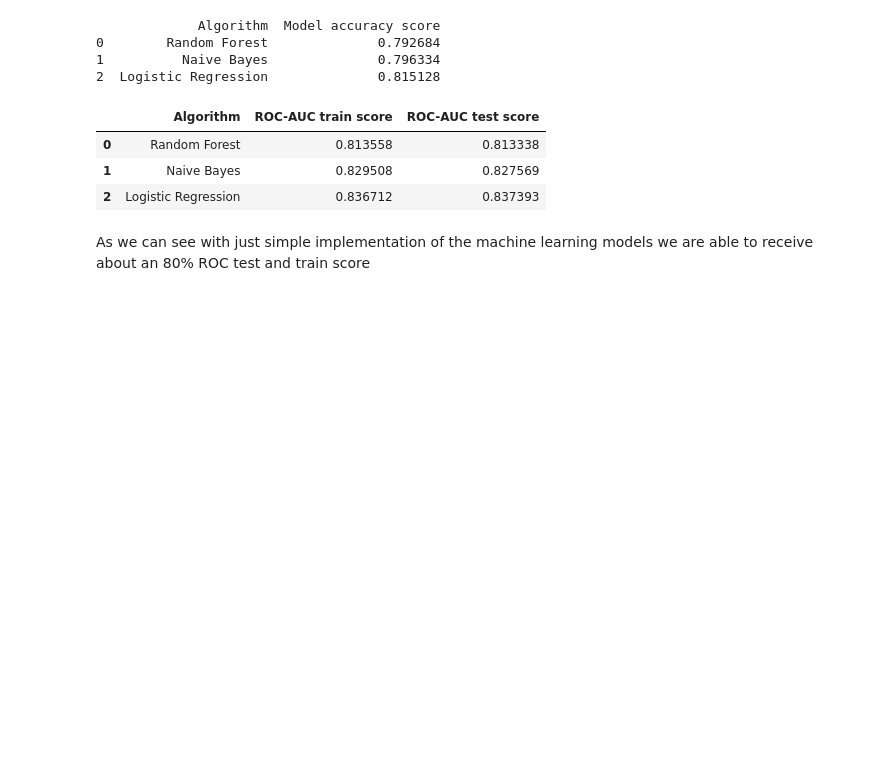
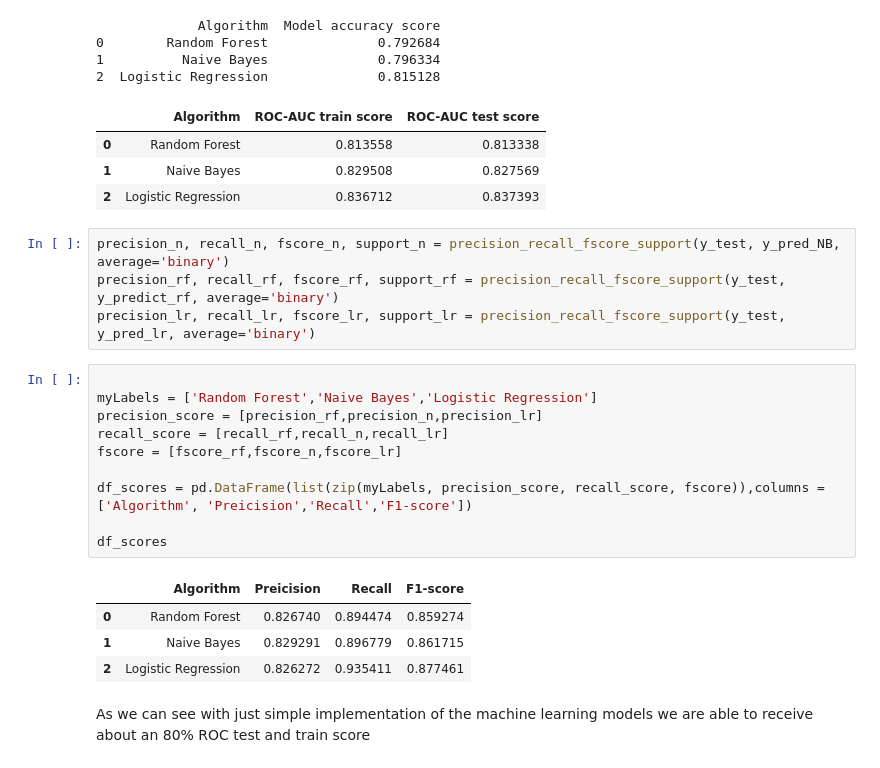
Before and after one commit to stefolosha/Capstone_3, a Jupyter notebook: Data Preprocessing and Modeling.ipynb, the cells around one changed output. Cells and saved outputs as stored; diff of their text form; blank space fills up the shorter version.

```diff
--- a/Data Preprocessing and Modeling.ipynb
+++ b/Data Preprocessing and Modeling.ipynb
@@ -336,6 +320,25 @@ roc_score
 | 0 | Random Forest | 0.813558 | 0.813338 |
 | 1 | Naive Bayes | 0.829508 | 0.827569 |
 | 2 | Logistic Regression | 0.836712 | 0.837393 |
+# %%
+precision_n, recall_n, fscore_n, support_n = precision_recall_fscore_support(y_test, y_pred_NB, average='binary')
+precision_rf, recall_rf, fscore_rf, support_rf = precision_recall_fscore_support(y_test, y_predict_rf, average='binary')
+precision_lr, recall_lr, fscore_lr, support_lr = precision_recall_fscore_support(y_test, y_pred_lr, average='binary')
+# %%
+
+myLabels = ['Random Forest','Naive Bayes','Logistic Regression']
+precision_score = [precision_rf,precision_n,precision_lr]
+recall_score = [recall_rf,recall_n,recall_lr]
+fscore = [fscore_rf,fscore_n,fscore_lr]
+
+df_scores = pd.DataFrame(list(zip(myLabels, precision_score, recall_score, fscore)),columns = ['Algorithm', 'Preicision','Recall','F1-score'])
+
+df_scores
+# %% [output]
+|  | Algorithm | Preicision | Recall | F1-score |
+| 0 | Random Forest | 0.826740 | 0.894474 | 0.859274 |
+| 1 | Naive Bayes | 0.829291 | 0.896779 | 0.861715 |
+| 2 | Logistic Regression | 0.826272 | 0.935411 | 0.877461 |
 # %% [markdown]
 As we can see with just simple implementation of the machine learning models we are able to receive about an 80% ROC test and train score
 # %% [markdown]
```
Also changed, not shown: parts of 14 cells of this notebook.
